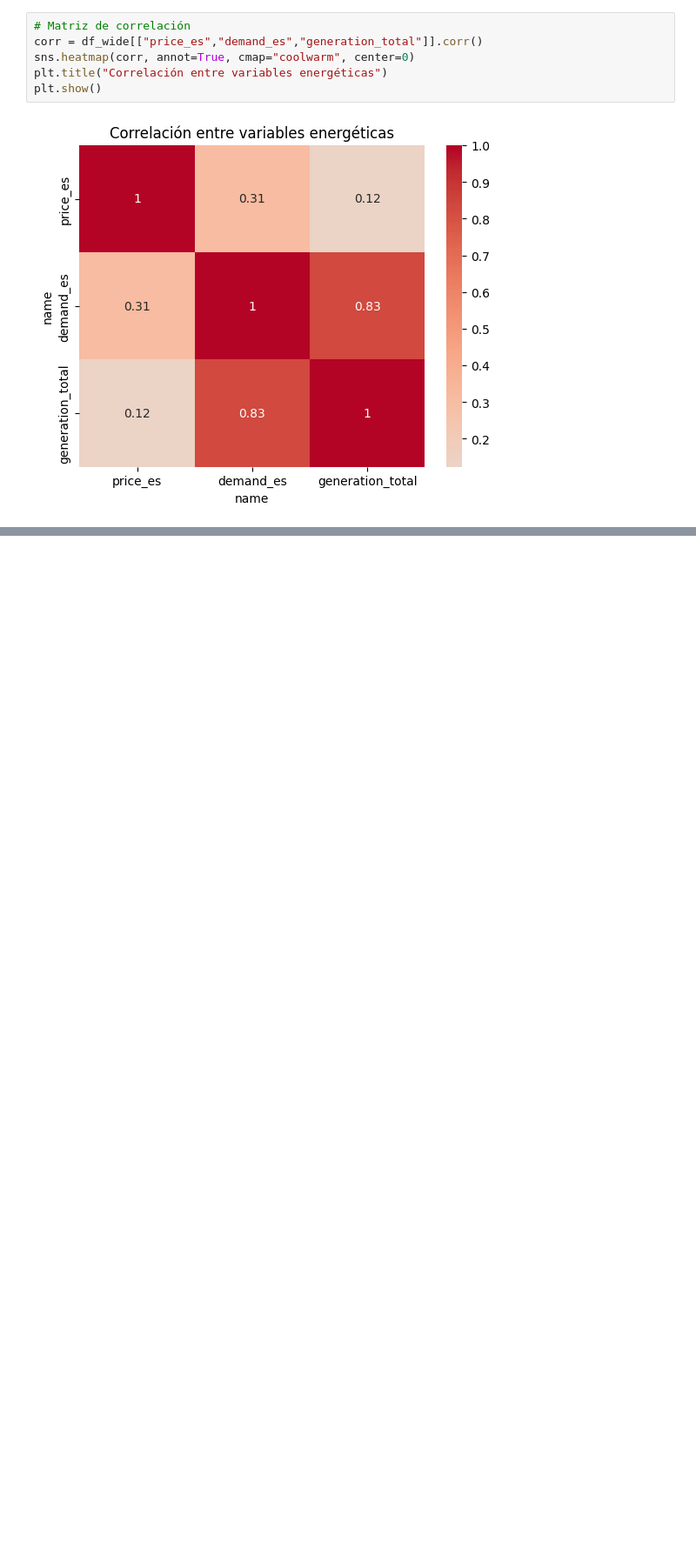
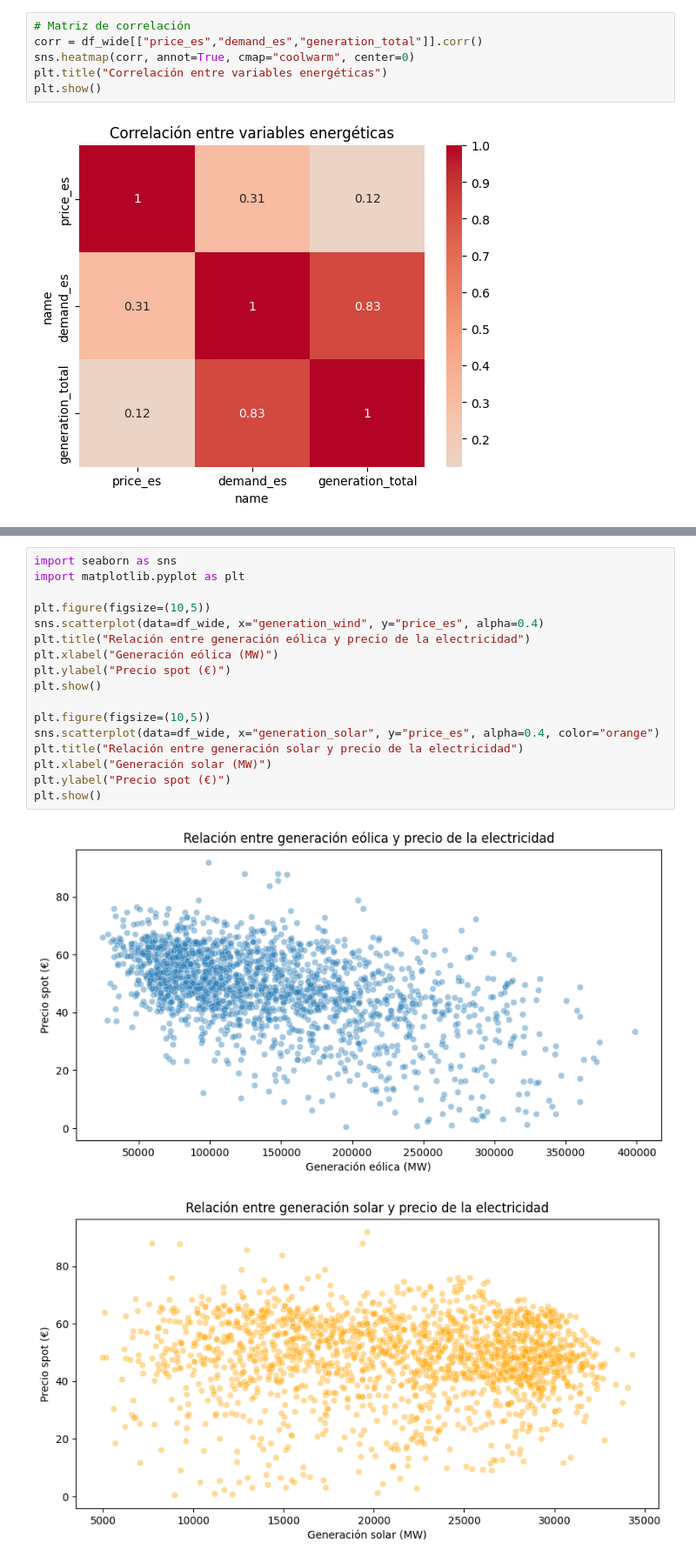
Before and after one commit to alevarriola/analisis-de-datos, a Jupyter notebook: notebooks/02_energy_timeseries_eda.ipynb, the cells around one changed output, grey strips where cells are left out. Shown at 87% size. Drawn from its saved outputs; the diff is of its cells as text; blank space fills up the shorter version.

```diff
--- a/notebooks/02_energy_timeseries_eda.ipynb
+++ b/notebooks/02_energy_timeseries_eda.ipynb
@@ -270,0 +282,20 @@ plt.show()
+# %%
+import seaborn as sns
+import matplotlib.pyplot as plt
+
+plt.figure(figsize=(10,5))
+sns.scatterplot(data=df_wide, x="generation_wind", y="price_es", alpha=0.4)
+plt.title("Relación entre generación eólica y precio de la electricidad")
+plt.xlabel("Generación eólica (MW)")
+plt.ylabel("Precio spot (€)")
+plt.show()
+
+plt.figure(figsize=(10,5))
+sns.scatterplot(data=df_wide, x="generation_solar", y="price_es", alpha=0.4, color="orange")
+plt.title("Relación entre generación solar y precio de la electricidad")
+plt.xlabel("Generación solar (MW)")
+plt.ylabel("Precio spot (€)")
+plt.show()
+# %% [output]
+[figure, added]
+[figure, added]
```
Also changed, not shown: parts of 3 cells of this notebook, 5 other files.
